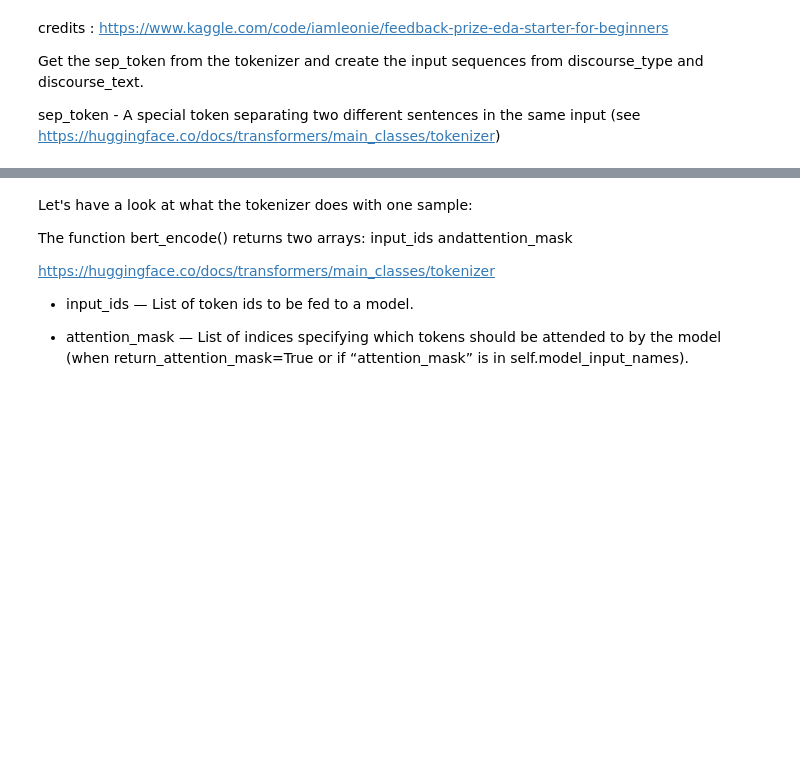
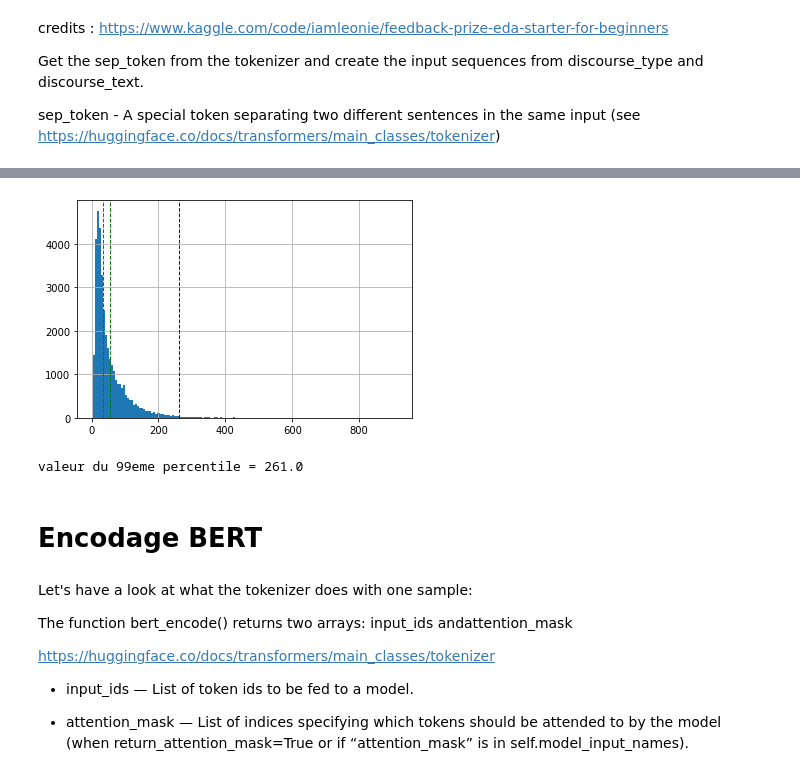
Before and after one commit to bonnefco/P8, a Jupyter notebook: P8_BERT_MODELS.ipynb, the cells around one changed output, grey strips where cells are left out. Saved outputs shown, nothing was run; the diff lists cells and outputs as text; code cells hidden in the pictures; blank space fills up the shorter version.

```diff
--- a/P8_BERT_MODELS.ipynb
+++ b/P8_BERT_MODELS.ipynb
@@ -105,0 +123,5 @@ df_effective_args.head(3)
+# %%
+def counter_len_in_text(string):
+  return len(string)
+# %%
+df_effective_args['Longueur_texte'] = df_effective_args['discourse_tokenized'].apply(counter_len_in_text)
@@ -105,0 +135,12 @@ df_effective_args.head(3)
+# %%
+plt.figure()
+df_effective_args['Longueur_texte'].hist(bins=150)
+plt.axvline(df_effective_args['Longueur_texte'].mean(), color='g', linestyle='dashed', linewidth=1)
+plt.axvline(df_effective_args['Longueur_texte'].median(), color='r', linestyle='dashed', linewidth=1)
+plt.axvline(df_effective_args['Longueur_texte'].quantile(.99), color='b', linestyle='dashed', linewidth=1)
+plt.show()
+
+print('valeur du 99eme percentile =', df_effective_args['Longueur_texte'].quantile(.99))
+# %% [output]
+[figure, added]
+valeur du 99eme percentile = 261.0
@@ -105,0 +149,2 @@ df_effective_args.head(3)
+# %% [markdown]
+# Encodage BERT
```
Also changed, not shown: parts of 38 cells of this notebook.
